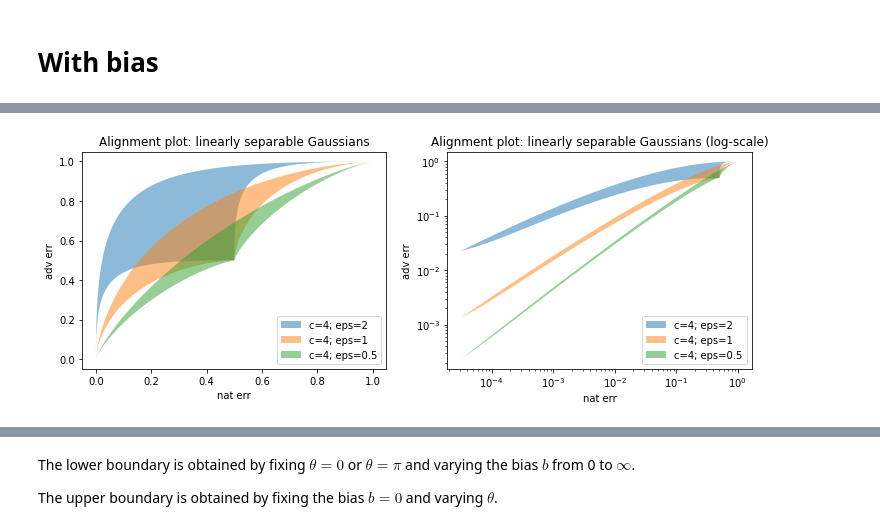
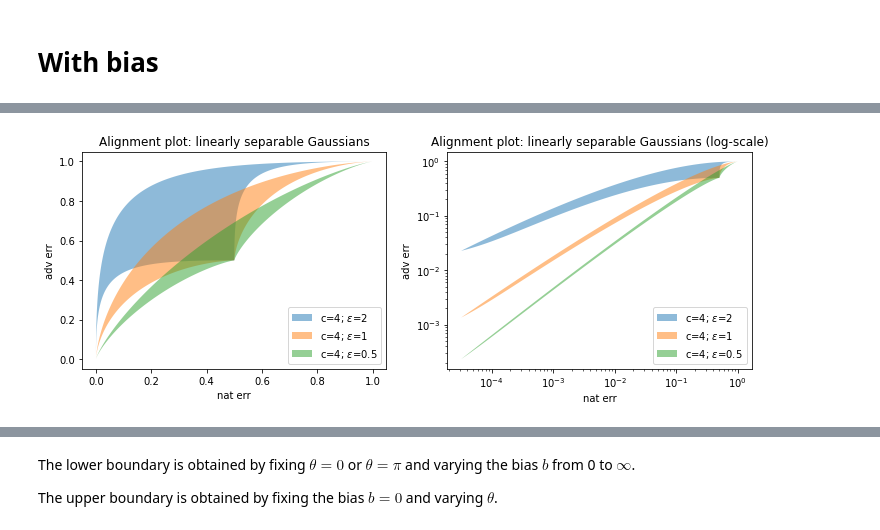
Before and after one commit to GilgameshxZero/adversarial-ntks, a Jupyter notebook: notebooks/low-level-causes/lin-sep-gaussian.ipynb, the cells around one changed output, grey strips where cells are left out. Drawn from its saved outputs; the diff is of its cells as text; code cells hidden in the pictures.

Commit message:
Add more details to lin-sep-gaussian

```diff
--- a/notebooks/low-level-causes/lin-sep-gaussian.ipynb
+++ b/notebooks/low-level-causes/lin-sep-gaussian.ipynb
@@ -69,17 +69,17 @@ plt.title("Alignment plot: linearly separable Gaussians (log-scale)");
 # %% [markdown]
 ### Varying eps
 # %%
-THETAS = np.linspace(start=0, stop=np.pi, num=256)
+CTS = np.linspace(start=1, stop=-1, num=1000)
 CS = [4]
 EPSS = [0.1, 0.5, 1, 2, 4]
 
 def plt_main():
-    plot_pts_no_bias(cs=CS, epss=EPSS, thetas=THETAS, lw=3);
+    plot_pts_no_bias(cs=CS, epss=EPSS, cts=CTS, lw=2.5);
     plt.legend(bbox_to_anchor=(1, 0), loc='lower right', ncol=1);
     plt.xlabel("nat err");
     plt.ylabel("adv err");
 
-plt.figure(figsize=(12, 3));
+plt.figure(figsize=(14, 4));
 
 plt.subplot(1, 2, 1);
 plt_main();
@@ -101,7 +101,14 @@ That is to say, the set of possible performances is independent of dimension.
 # %% [markdown]
 # With bias
 # %%
-def plot_pts_with_bias(cs, epss, num_ct, max_b, num_b, **plt_kwargs):
+def plot_pts_with_bias(cs, epss, cts, bs, **plt_kwargs):
+    for eps in epss:
+        for c in cs:
+            for ct in cts:
+                pts = natAdvErrs(c, eps, ct, b=bs)
+                plt.plot(pts[:, 0], pts[:, 1], label=f"c={c}; $\epsilon$={eps}; $\\tilde v_1$={ct}", **plt_kwargs)
+
+def plot_bias_region(cs, epss, num_ct, max_b, num_b, **plt_kwargs):
     cos_thetas = np.linspace(start=1, stop=-1, num=num_ct)
     bs = np.linspace(start=0, stop=max_b, num=num_b)
 
@@ -118,6 +125,6 @@ def plot_pts_with_bias(cs, epss, num_ct, max_b, num_b, **plt_kwargs):
             plt.fill(
                 np.append(lo_pts[:,0], hi_pts[::-1,0]),
                 np.append(lo_pts[:,1], hi_pts[::-1,1]),
-                label=f"c={c}; eps={eps}",
+                label=f"c={c}; $\epsilon$={eps}",
                 **plt_kwargs
             )
@@ -123,0 +157,24 @@ def plot_pts_with_bias(cs, epss, num_ct, max_b, num_b, **plt_kwargs):
+# %%
+CS = [3]
+EPSS = [2]
+CTS = [-1, 0, 0.25, 0.5, 0.75, 1]
+BS = np.linspace(start=0, stop=20, num=100)
+
+def plt_main():
+    plot_pts_no_bias(cs=CS, epss=EPSS, cts=np.linspace(start=1, stop=-1, num=1000), lw=2);
+    plot_pts_with_bias(cs=CS, epss=EPSS, cts=CTS, bs=BS, lw=2);
+    plt.xlabel("nat err");
+    plt.ylabel("adv err");
+
+plt.figure(figsize=(16, 4));
+
+plt.subplot(1, 2, 1);
+plt_main();
+plt.title("Alignment plot: linearly separable Gaussians");
+plt.legend(bbox_to_anchor=(1, 0), loc='lower right', ncol=1);
+
+plt.subplot(1, 2, 2);
+plt_main();
+plt.xscale("log"); plt.yscale("log");
+plt.title("Alignment plot: linearly separable Gaussians (log-scale)");
+plt.legend(bbox_to_anchor=(1, 0), loc='lower left', ncol=1);
@@ -124,22 +183,22 @@ def plot_pts_with_bias(cs, epss, num_ct, max_b, num_b, **plt_kwargs):
 # %%
 CS = [4]
 EPSS = [2, 1, 0.5]
 
 def plt_main():
-    plot_pts_with_bias(cs=CS, epss=EPSS, num_ct=1000, max_b=20, num_b=1000, alpha=0.5);
+    plot_bias_region(cs=CS, epss=EPSS, num_ct=1000, max_b=20, num_b=1000, alpha=0.5);
     plt.legend(bbox_to_anchor=(1, 0), loc='lower right', ncol=1);
     plt.xlabel("nat err");
     plt.ylabel("adv err");
 
 plt.figure(figsize=(12, 4));
 
 plt.subplot(1, 2, 1);
 plt_main();
 plt.title("Alignment plot: linearly separable Gaussians");
 
 plt.subplot(1, 2, 2);
 plt_main();
 plt.xscale("log"); plt.yscale("log");
 plt.title("Alignment plot: linearly separable Gaussians (log-scale)");
 # %% [output]
-[figure, old version]
+[figure, new version]
```
Also changed, not shown: parts of 9 cells of this notebook.
